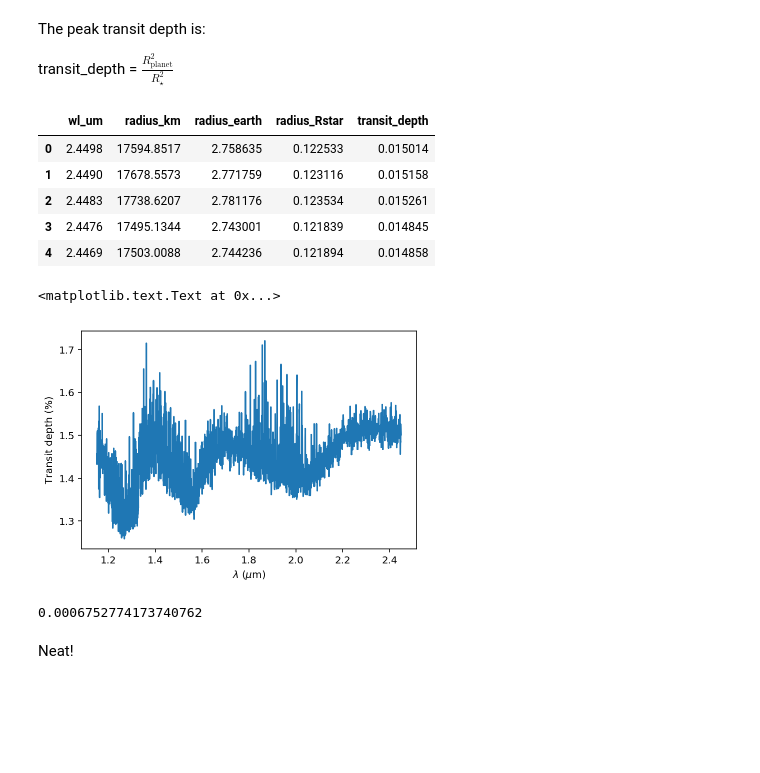
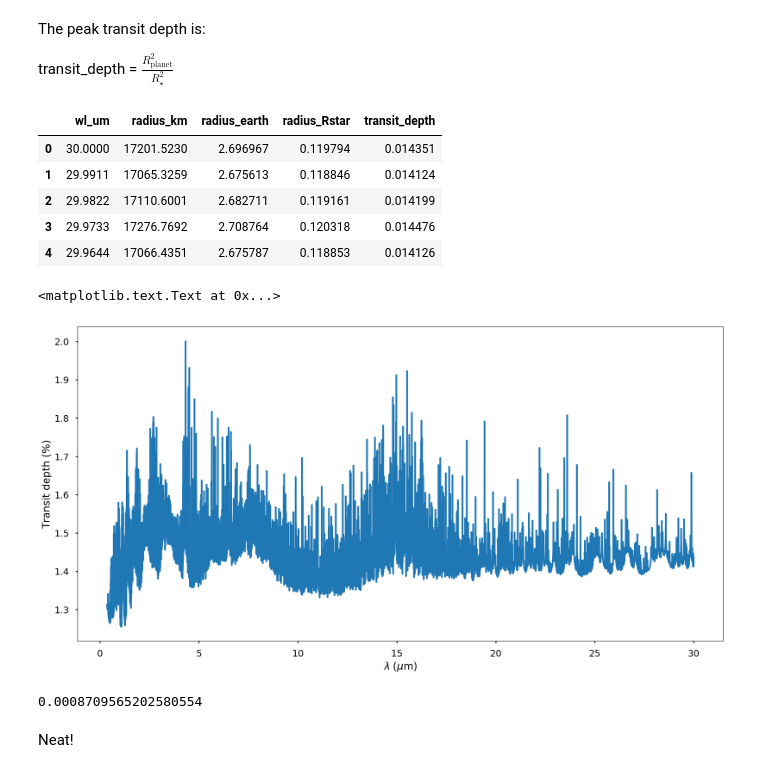
Before and after one commit to BrownDwarf/nubble, a Jupyter notebook: notebooks/01.01-Simulate_GJ1214_near-IR.ipynb, the cells around one changed output. Drawn from its saved outputs; the diff is of its cells as text; code cells hidden in the pictures; blank space fills up the shorter version.

```diff
--- a/notebooks/01.01-Simulate_GJ1214_near-IR.ipynb
+++ b/notebooks/01.01-Simulate_GJ1214_near-IR.ipynb
@@ -68,7 +68,7 @@ df_raw.head()
 | 4 | 29.9644 | 17066.4351 |
 # %%
 nir_bounds = (df_raw.wl_um > 1.15) & (df_raw.wl_um < 2.45)
-df = df_raw[nir_bounds].copy()
+df = df_raw#[nir_bounds].copy()
 df = df.reset_index(drop=True)
 # %%
 R_scale = u.km/u.earthRad
@@ -88,8 +88,8 @@ df['transit_depth'] = df.radius_Rstar**2
 df.head()
 # %% [output]
 |  | wl_um | radius_km | radius_earth | radius_Rstar | transit_depth |
-| 0 | 2.4498 | 17594.8517 | 2.758635 | 0.122533 | 0.015014 |
-| 1 | 2.4490 | 17678.5573 | 2.771759 | 0.123116 | 0.015158 |
-| 2 | 2.4483 | 17738.6207 | 2.781176 | 0.123534 | 0.015261 |
-| 3 | 2.4476 | 17495.1344 | 2.743001 | 0.121839 | 0.014845 |
-| 4 | 2.4469 | 17503.0088 | 2.744236 | 0.121894 | 0.014858 |
+| 0 | 30.0000 | 17201.5230 | 2.696967 | 0.119794 | 0.014351 |
+| 1 | 29.9911 | 17065.3259 | 2.675613 | 0.118846 | 0.014124 |
+| 2 | 29.9822 | 17110.6001 | 2.682711 | 0.119161 | 0.014199 |
+| 3 | 29.9733 | 17276.7692 | 2.708764 | 0.120318 | 0.014476 |
+| 4 | 29.9644 | 17066.4351 | 2.675787 | 0.118853 | 0.014126 |
@@ -96,14 +98,17 @@ df.head()
+# %%
+sns.set_context('poster')
 # %%
+plt.figure(figsize=(20,10))
 plt.plot(df.wl_um, df.transit_depth*100.0)
 plt.xlabel('$\lambda \;(\mu \mathrm{m})$')
 plt.xlabel('$\lambda \;(\mu \mathrm{m})$')
 plt.ylabel('Transit depth (%)')
 # %% [output]
 <matplotlib.text.Text at 0x...>
-[figure, old version]
+[figure, new version]
 # %%
 df.transit_depth.std()
 # %% [output]
-0.0006752774173740762
+0.0008709565202580554
 # %% [markdown]
 Neat!
```
Also changed, not shown: parts of 1 cell of this notebook, 5 other files.
